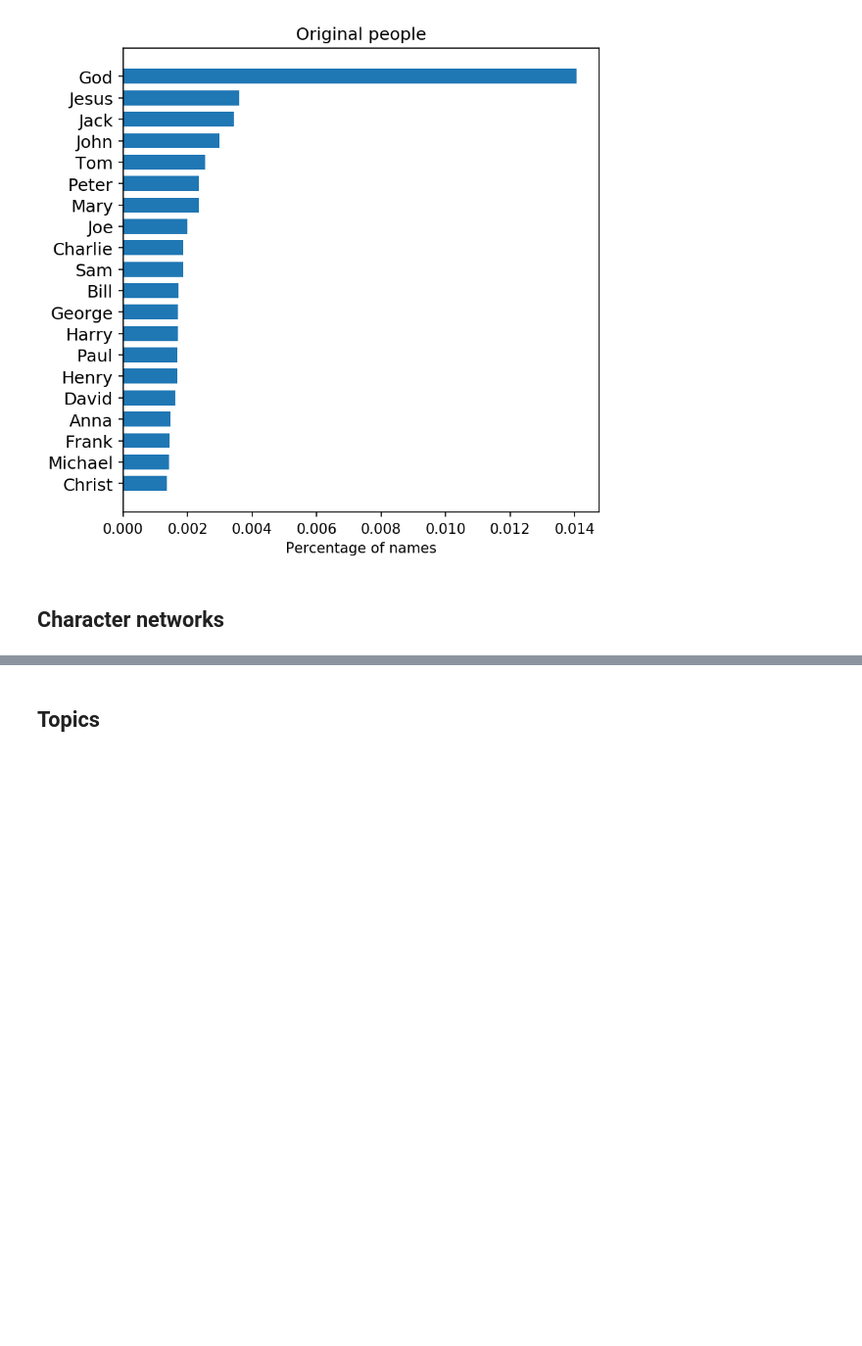
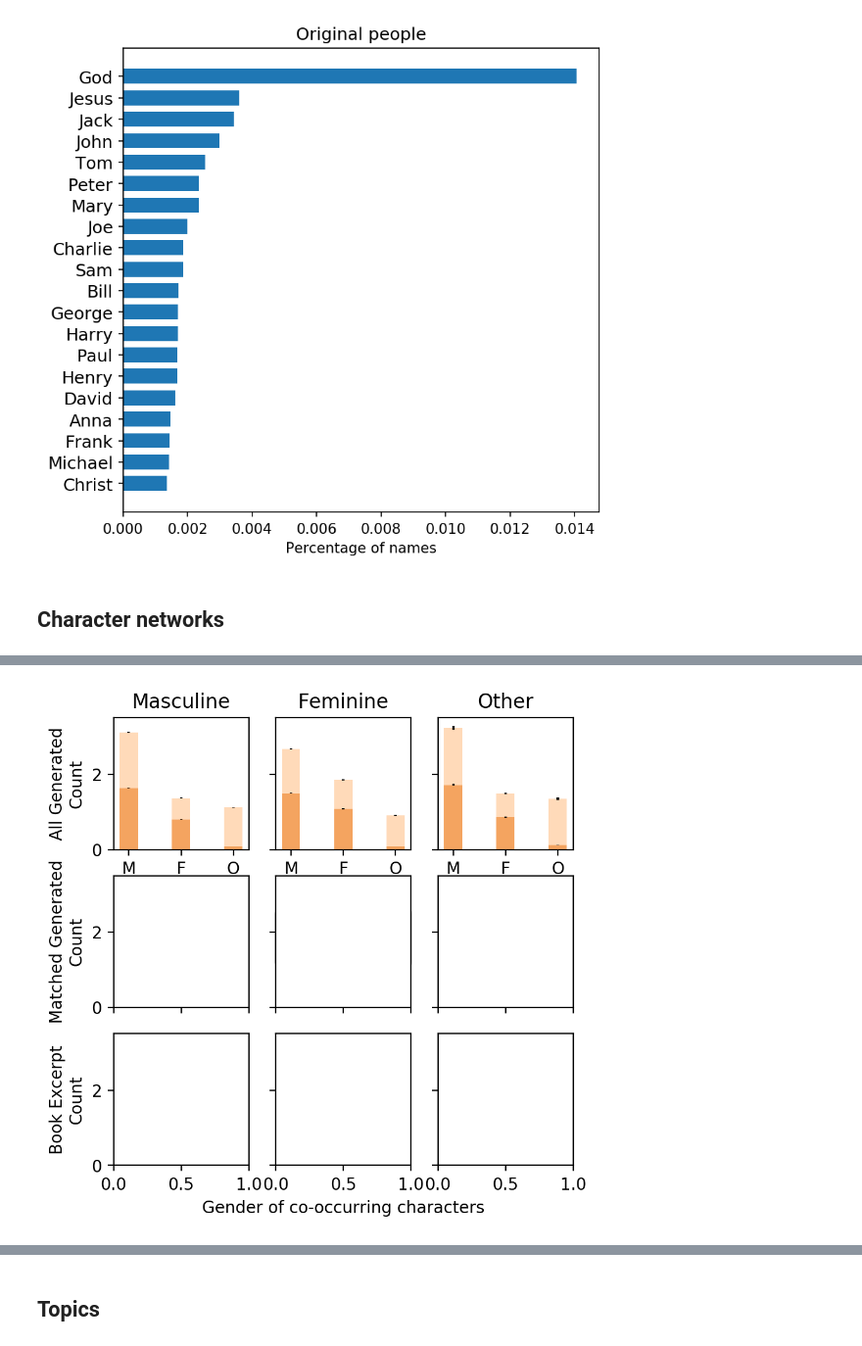
Before and after one commit to lucy3/gpt3_gender, a Jupyter notebook: code/character_viz.ipynb, the cells around one changed output, grey strips where cells are left out. Shown at 98% size. Drawn from its saved outputs; the diff is of its cells as text; code cells hidden in the pictures; blank space fills up the shorter version.

```diff
--- a/code/character_viz.ipynb
+++ b/code/character_viz.ipynb
@@ -167,17 +132,0 @@ average # of masc: (4 + 3 + 5 + 0)/2
-# %%
-stats = df.groupby(['main_gender', 'neighbor_gender', 'gender_type']).agg(['mean', 'count', 'std'])
-
-ci = []
-ci95_hi = []
-ci95_lo = []
-
-for i in stats.index:
-    m, c, s = stats.loc[i]
-    ci95_hi.append(m + 1.96*s/math.sqrt(c))
-    ci95_lo.append(m - 1.96*s/math.sqrt(c))
-    ci.append(1.96*s/math.sqrt(c))
-
-stats['ci'] = ci
-stats['ci95_hi'] = ci95_hi
-stats['ci95_lo'] = ci95_lo
-print(stats)
@@ -202,3 +175,59 @@ masc        fem             name         0.574493  57891  1.056607  0.008607
+# %%
+# https://matplotlib.org/3.3.3/gallery/lines_bars_and_markers/bar_stacked.html
+fig, axes = plt.subplots(3, 3, figsize=(5, 5), dpi=200)
+bar_width = 0.35
+for i in range(3):
+    for j in range(3):
+        axes[i][j].set_ylim(0, 3.5)
+labels = ['M', 'F', 'O']
+
+name_means, name_ci, pronoun_means, pronoun_ci = get_values('masc', gen_stats)
+axes[0][0].bar(labels, pronoun_means, bar_width, yerr=pronoun_ci,
+       label='pronouns', color='sandybrown')
+axes[0][0].bar(labels, name_means, bar_width, yerr=name_ci, bottom=pronoun_means,
+       label='names', color='peachpuff')
+
+axes[0][0].set_ylabel('All Generated\nCount')
+axes[0][0].set_title('Masculine')
+
+name_means, name_ci, pronoun_means, pronoun_ci = get_values('fem', gen_stats)
+axes[0][1].bar(labels, pronoun_means, bar_width, yerr=pronoun_ci,
+       label='pronouns', color='sandybrown')
+axes[0][1].bar(labels, name_means, bar_width, yerr=name_ci, bottom=pronoun_means,
+       label='names', color='peachpuff')
+
+axes[0][1].get_yaxis().set_ticklabels([])
+axes[0][1].set_title('Feminine')
+axes[0][1].legend(loc='upper center', bbox_to_anchor=(0.5, -0.4))
+
+name_means, name_ci, pronoun_means, pronoun_ci = get_values('other', gen_stats)
+axes[0][2].bar(labels, pronoun_means, bar_width, yerr=pronoun_ci,
+       label='pronouns', color='sandybrown')
+axes[0][2].bar(labels, name_means, bar_width, yerr=name_ci, bottom=pronoun_means,
+       label='names', color='peachpuff')
+
+axes[0][2].get_yaxis().set_ticklabels([])
+axes[0][2].set_title('Other')
+
+axes[1][0].set_ylabel('Matched Generated\nCount')
+axes[1][0].get_xaxis().set_ticklabels([])
+
+axes[1][1].get_xaxis().set_ticklabels([])
+axes[1][1].get_yaxis().set_ticklabels([])
+
+axes[1][2].get_xaxis().set_ticklabels([])
+axes[1][2].get_yaxis().set_ticklabels([])
+
+axes[2][0].set_ylabel('Book Excerpt\nCount')
+
+axes[2][1].get_yaxis().set_ticklabels([])
+
+axes[2][2].get_yaxis().set_ticklabels([])
+axes[2][1].set_xlabel('Gender of co-occurring characters')
+
+plt.show()
+# %% [output]
+[figure, added]
 # %%
 # main character genders
 print("Women:", d['main_gender'].count('fem'), d['main_gender'].count('fem')/len(d['main_gender']))
```
Also changed, not shown: parts of 20 cells of this notebook, 4 other files.
